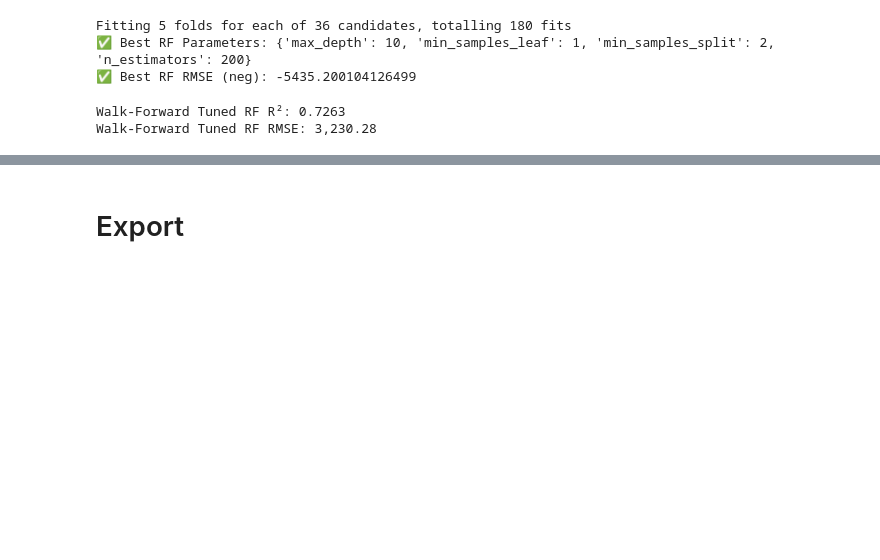
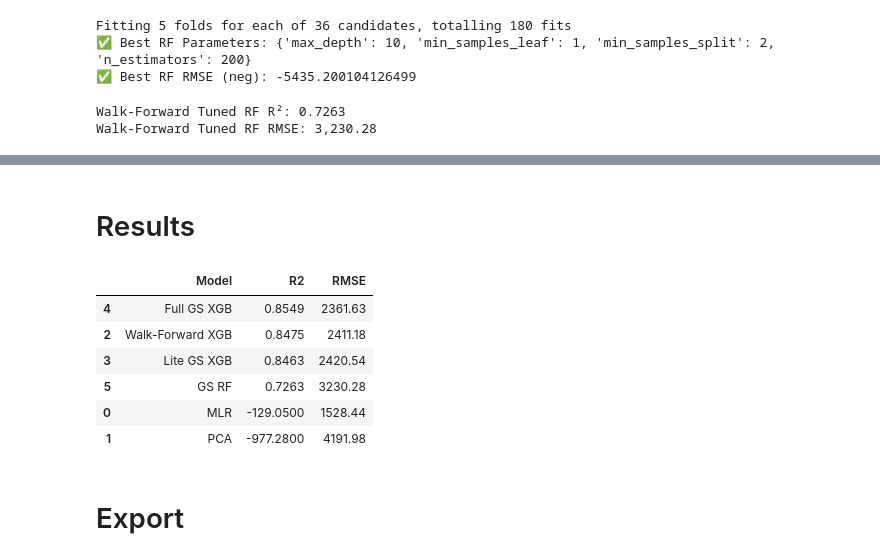
Before and after one commit to nikolasleeb/INFO523_FinalProject, a Jupyter notebook: FEVRC_Analysis/FEVRC_Notebook(17-19).ipynb, the cells around one changed output, grey strips where cells are left out. Cells and saved outputs as stored; diff of their text form; code cells hidden in the pictures; blank space fills up the shorter version.

Commit message:
added comments, notes, and summary to FEVRC(17-19)

```diff
--- a/FEVRC_Analysis/FEVRC_Notebook(17-19).ipynb
+++ b/FEVRC_Analysis/FEVRC_Notebook(17-19).ipynb
@@ -658,3 +670,24 @@ plt.show()
+# %% [markdown]
+# Results
+# %%
+''' Summary of Model Results '''
+
+model_results = pd.DataFrame({
+    "Model": ["MLR", "PCA", "Walk-Forward XGB", "Lite GS XGB", "Full GS XGB", "GS RF"],
+    "R2": [-129.05, -977.28, 0.8475, 0.8463, 0.8549, 0.7263],
+    "RMSE": [1528.44, 4191.98, 2411.18, 2420.54, 2361.63, 3230.28]
+})
+
+model_results_sorted = model_results.sort_values(by=["R2"], ascending=False)
+display(model_results_sorted)
+# %% [output]
+|  | Model | R2 | RMSE |
+| 4 | Full GS XGB | 0.8549 | 2361.63 |
+| 2 | Walk-Forward XGB | 0.8475 | 2411.18 |
+| 3 | Lite GS XGB | 0.8463 | 2420.54 |
+| 5 | GS RF | 0.7263 | 3230.28 |
+| 0 | MLR | -129.0500 | 1528.44 |
+| 1 | PCA | -977.2800 | 4191.98 |
 # %% [markdown]
 # Export
 # %%
```
Also changed, not shown: parts of 15 cells of this notebook.
